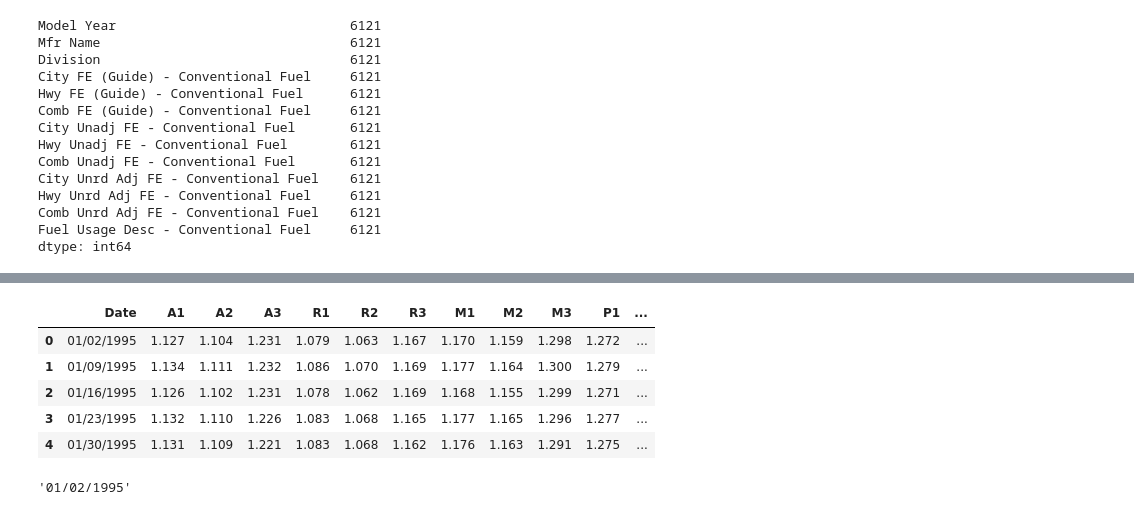
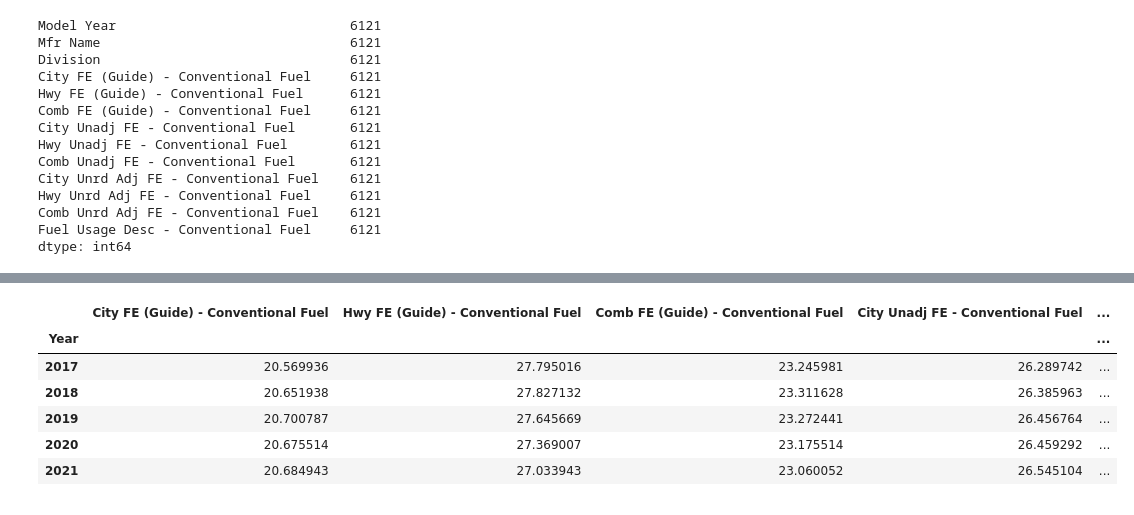
Before and after one commit to JessePRN/Project2Team7, a Jupyter notebook: us_fuel_prices_etl-Yi.ipynb, the cells around one changed output, grey strips where cells are left out. Saved outputs shown, nothing was run; the diff lists cells and outputs as text; code cells hidden in the pictures.

```diff
--- a/us_fuel_prices_etl-Yi.ipynb
+++ b/us_fuel_prices_etl-Yi.ipynb
@@ -221,16 +233,13 @@ dtype: int64
+# %%
+avg_mpg = car_mpg.groupby(['Year']).mean()
+avg_mpg
+# %% [output]
+|  | City FE (Guide) - Conventional Fuel | Hwy FE (Guide) - Conventional Fuel | Comb FE (Guide) - Conventional Fuel | City Unadj FE - Conventional Fuel | ... |
+| Year |  |  |  |  | ... |
+| 2017 | 20.569936 | 27.795016 | 23.245981 | 26.289742 | ... |
+| 2018 | 20.651938 | 27.827132 | 23.311628 | 26.385963 | ... |
+| 2019 | 20.700787 | 27.645669 | 23.272441 | 26.456764 | ... |
+| 2020 | 20.675514 | 27.369007 | 23.175514 | 26.459292 | ... |
+| 2021 | 20.684943 | 27.033943 | 23.060052 | 26.545104 | ... |
 # %%
 #we can do a group by to get averages for all cars in dataframe
-# %%
-us_gas_price_df.head()
-# %% [output]
-|  | Date | A1 | A2 | A3 | R1 | R2 | R3 | M1 | M2 | M3 | P1 | ... |
-| 0 | 01/02/1995 | 1.127 | 1.104 | 1.231 | 1.079 | 1.063 | 1.167 | 1.170 | 1.159 | 1.298 | 1.272 | ... |
-| 1 | 01/09/1995 | 1.134 | 1.111 | 1.232 | 1.086 | 1.070 | 1.169 | 1.177 | 1.164 | 1.300 | 1.279 | ... |
-| 2 | 01/16/1995 | 1.126 | 1.102 | 1.231 | 1.078 | 1.062 | 1.169 | 1.168 | 1.155 | 1.299 | 1.271 | ... |
-| 3 | 01/23/1995 | 1.132 | 1.110 | 1.226 | 1.083 | 1.068 | 1.165 | 1.177 | 1.165 | 1.296 | 1.277 | ... |
-| 4 | 01/30/1995 | 1.131 | 1.109 | 1.221 | 1.083 | 1.068 | 1.162 | 1.176 | 1.163 | 1.291 | 1.275 | ... |
-# %%
-#accessing single date to manipulate. we need to create a year column in order to join this file with the others
-us_gas_price_df["Date"][0]
-# %% [output]
-'01/02/1995'
```
Also changed, not shown: parts of 12 cells of this notebook.
